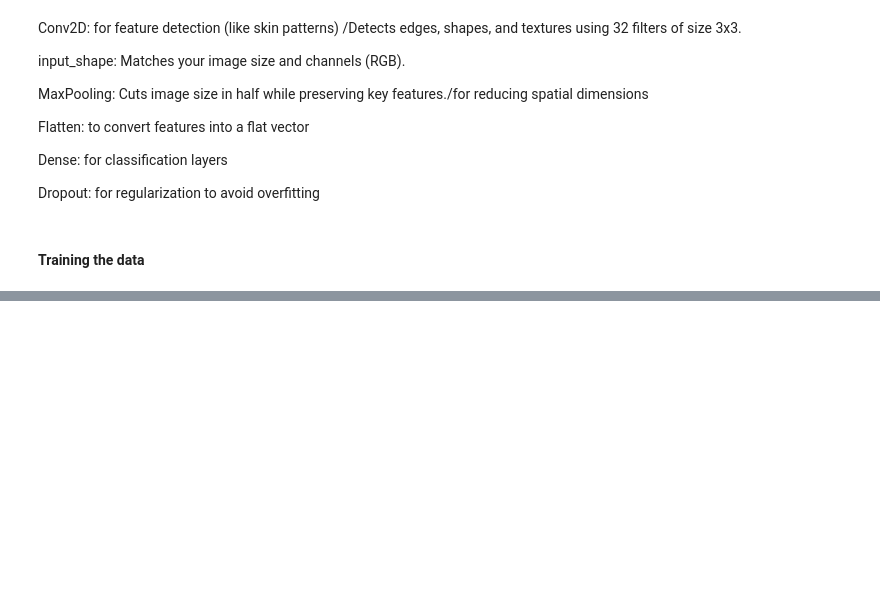
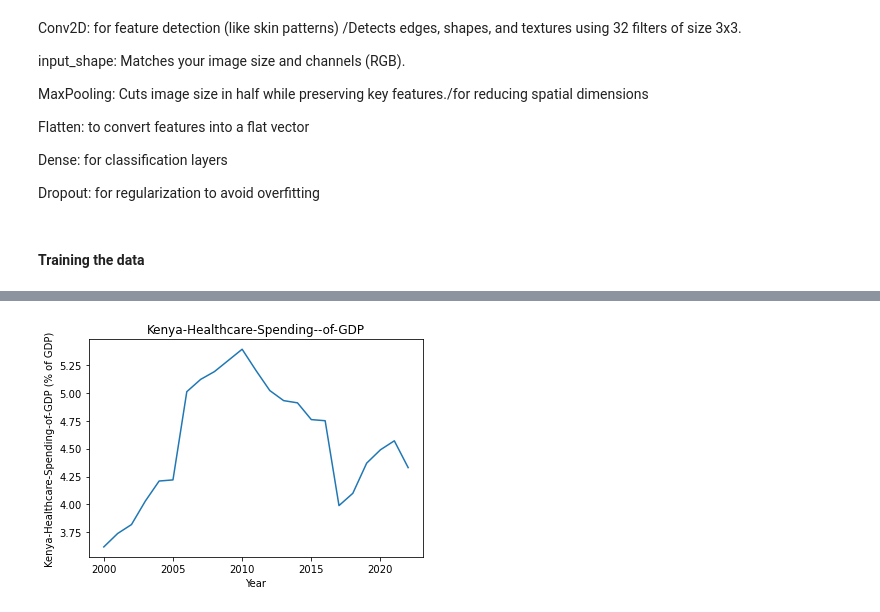
Before and after one commit to ericgiitwa/Skin_Disease_Detection_Project, a Jupyter notebook: Skin_Disease_Detection_Project.ipynb, the cells around one changed output, grey strips where cells are left out. Drawn from its saved outputs; the diff is of its cells as text; code cells hidden in the pictures; blank space fills up the shorter version.

```diff
--- a/Skin_Disease_Detection_Project.ipynb
+++ b/Skin_Disease_Detection_Project.ipynb
@@ -165,0 +685,3 @@ model.compile(
+# %%
+hcsgdp = pd.read_csv("datasets\Kenya-Healthcare-Spending--of-GDP-2025-07-15-17-11.csv")
+hcsgdp.head()
@@ -165,0 +695,3 @@ model.compile(
+# %%
+hcsgdp.rename(columns={'Unnamed: 0': 'Year'}, inplace=True)
+hcsgdp.head()
@@ -165,0 +705,10 @@ model.compile(
+# %%
+x = hcsgdp['Year']
+y = hcsgdp['Healthcare Spending']
+plt.plot(x,y)
+plt.xlabel('Year')
+plt.ylabel('Kenya-Healthcare-Spending-of-GDP (% of GDP)')
+plt.title('Kenya-Healthcare-Spending--of-GDP')
+plt.show();
+# %% [output]
+[figure, added]
```
Also changed, not shown: parts of 81 cells of this notebook.
